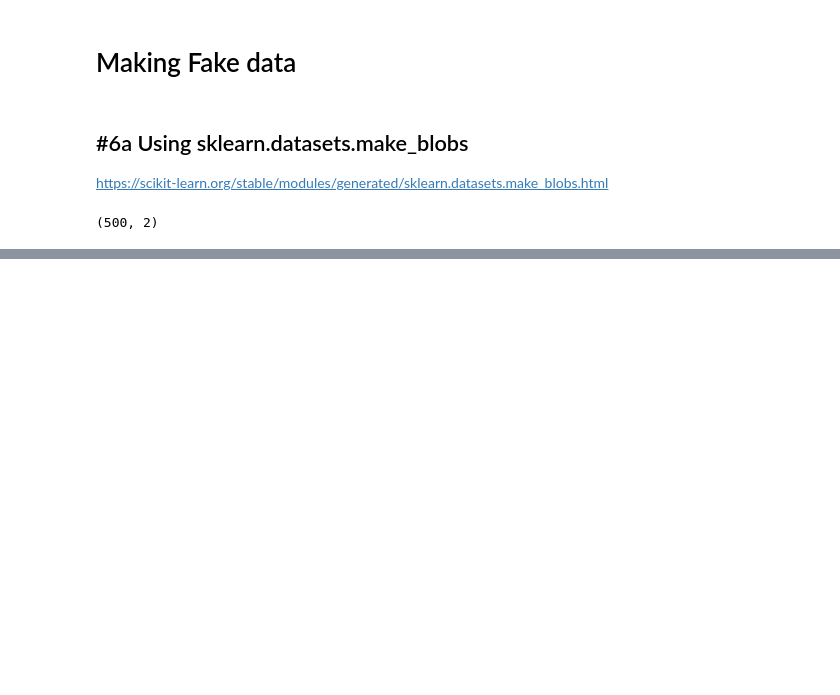
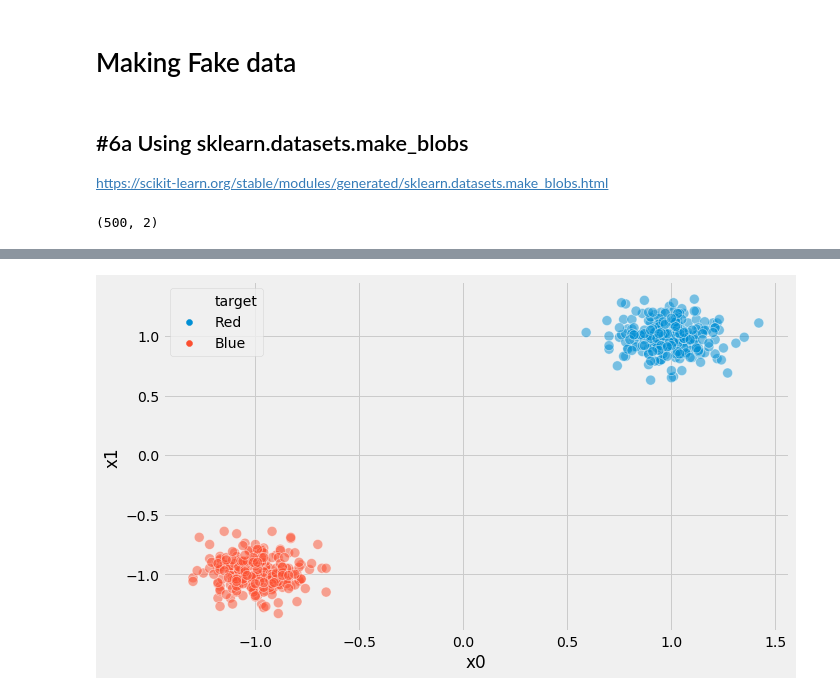
Before and after one commit to adomakor412/ML_DM, a Jupyter notebook: HW/BayesErrorIn1D.ipynb, the cells around one changed output, grey strips where cells are left out. Saved outputs shown, nothing was run; the diff lists cells and outputs as text; code cells hidden in the pictures; blank space fills up the shorter version.

Commit message:
Using Numpy w/o sklearn, sklearn.datasets.make_circles for Nonlinear Separable blobs

```diff
--- a/HW/BayesErrorIn1D.ipynb
+++ b/HW/BayesErrorIn1D.ipynb
@@ -190,0 +193,5 @@ _=sns.scatterplot(x='x0',y='x1',hue='target', data=df,ax=ax,alpha=.5,s=100)
+# %%
+a=nr.randn(500,2)
+# %%
+blob1= [[round(1+1/8*i[0],2), round(1+1/8*i[1],2)] for i in a[:250]]
+blob1[:5]
@@ -190,0 +200,3 @@ _=sns.scatterplot(x='x0',y='x1',hue='target', data=df,ax=ax,alpha=.5,s=100)
+# %%
+blob2= [[round(-1+1/8*i[0],2), round(-1+1/8*i[1],2)] for i in a[250:]]
+blob2[:5]
@@ -190,0 +205,5 @@ _=sns.scatterplot(x='x0',y='x1',hue='target', data=df,ax=ax,alpha=.5,s=100)
+# %%
+df = pd.DataFrame(blob1+blob2,columns=['x0','x1'])
+df['target']=['Red']*250+['Blue']*250
+print(df.head())
+print(df[100:105])
@@ -190,0 +223,5 @@ _=sns.scatterplot(x='x0',y='x1',hue='target', data=df,ax=ax,alpha=.5,s=100)
+# %%
+fig, ax = plt.subplots(1,figsize=(10,6))
+_=sns.scatterplot(x='x0',y='x1',hue='target', data=df,ax=ax,alpha=.5,s=100)
+# %% [output]
+[figure, added]
```
Also changed, not shown: parts of 13 cells of this notebook.
